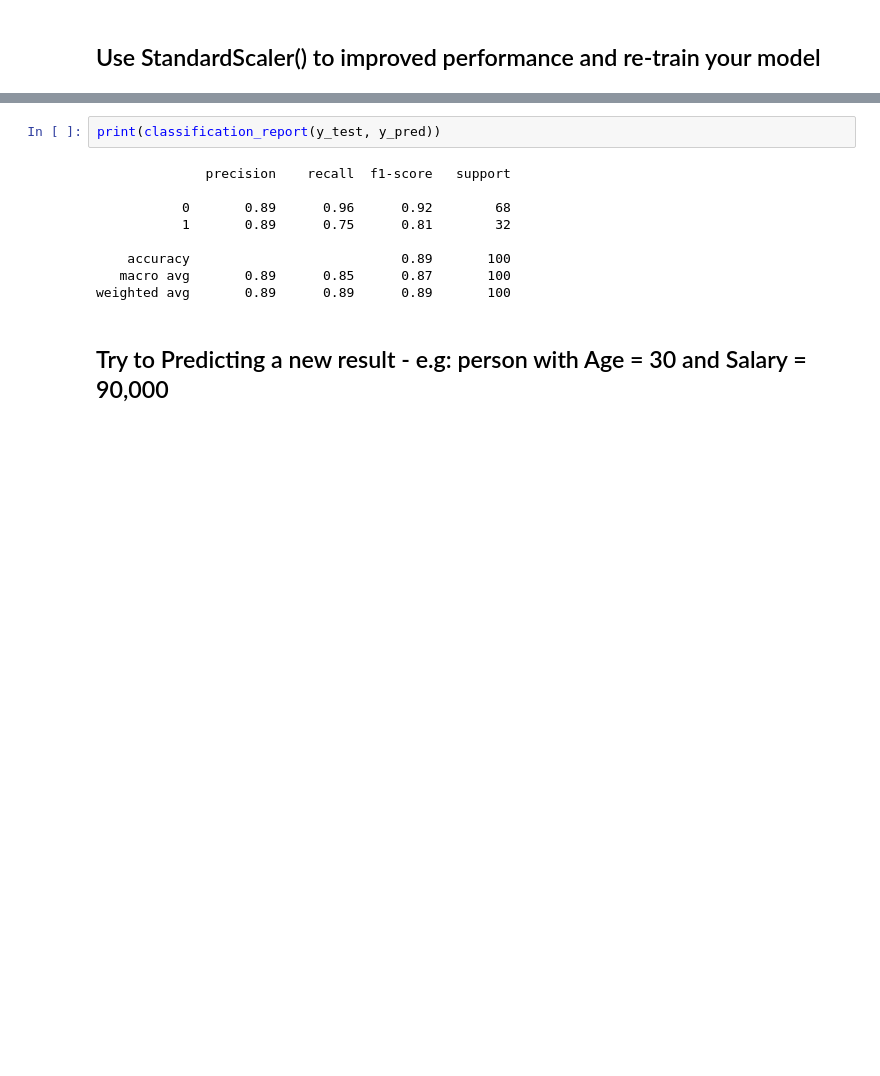
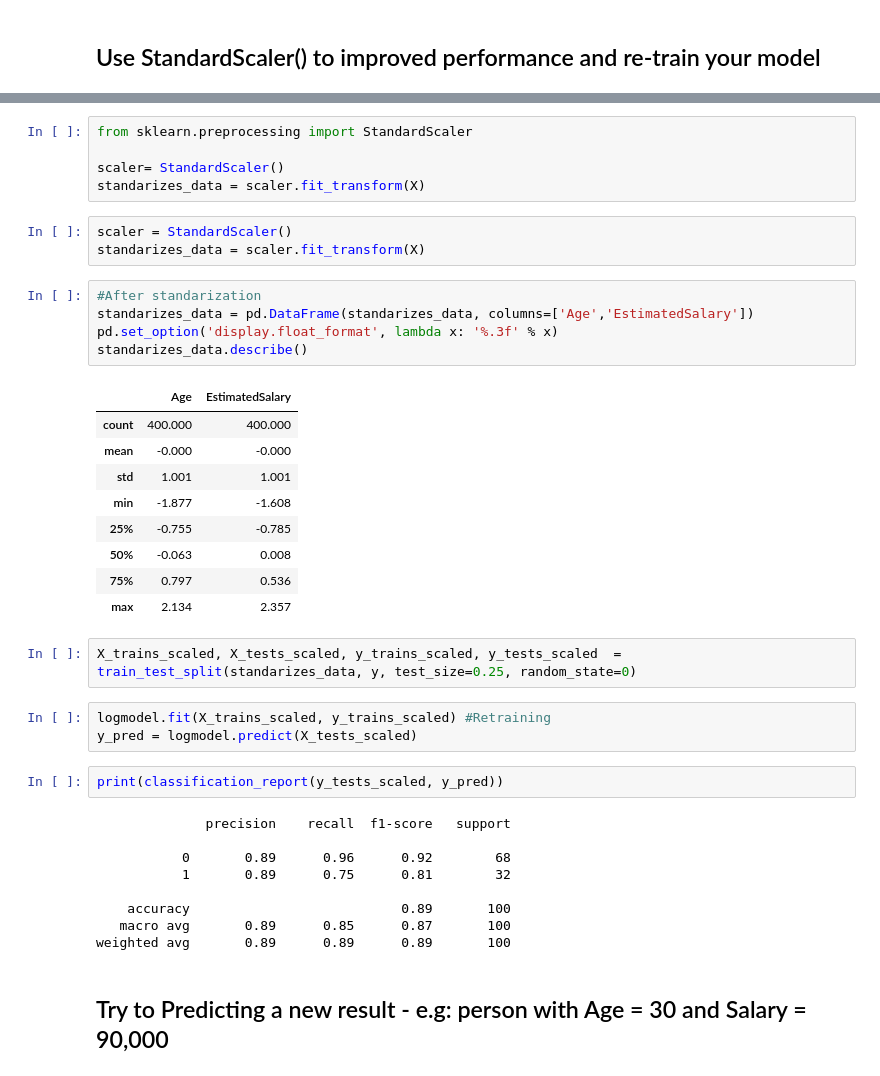
Before and after one commit to Tuwaiq-Data-Science-Bootcamp-V3/Logistic-Regression-Lab1, a Jupyter notebook: LogisticRegression_Assignment.ipynb, the cells around one changed output, grey strips where cells are left out. Cells and saved outputs as stored; diff of their text form; blank space fills up the shorter version.

```diff
--- a/LogisticRegression_Assignment.ipynb
+++ b/LogisticRegression_Assignment.ipynb
@@ -122,5 +174,33 @@ plot_confusion_matrix(classifier, X=X_test, y_true=y_test, cmap='Blues');
+# %%
+from sklearn.preprocessing import StandardScaler
+
+scaler= StandardScaler()
+standarizes_data = scaler.fit_transform(X)
+# %%
+scaler = StandardScaler()
+standarizes_data = scaler.fit_transform(X)
+# %%
+#After standarization
+standarizes_data = pd.DataFrame(standarizes_data, columns=['Age','EstimatedSalary'])
+pd.set_option('display.float_format', lambda x: '%.3f' % x)
+standarizes_data.describe()
+# %% [output]
+|  | Age | EstimatedSalary |
+| count | 400.000 | 400.000 |
+| mean | -0.000 | -0.000 |
+| std | 1.001 | 1.001 |
+| min | -1.877 | -1.608 |
+| 25% | -0.755 | -0.785 |
+| 50% | -0.063 | 0.008 |
+| 75% | 0.797 | 0.536 |
+| max | 2.134 | 2.357 |
+# %%
+X_trains_scaled, X_tests_scaled, y_trains_scaled, y_tests_scaled  = train_test_split(standarizes_data, y, test_size=0.25, random_state=0)
+# %%
+logmodel.fit(X_trains_scaled, y_trains_scaled) #Retraining
+y_pred = logmodel.predict(X_tests_scaled)
 # %%
-print(classification_report(y_test, y_pred))
+print(classification_report(y_tests_scaled, y_pred))
 # %% [output]
               precision    recall  f1-score   support
 
```
Also changed, not shown: parts of 27 cells of this notebook, 1 other file.
